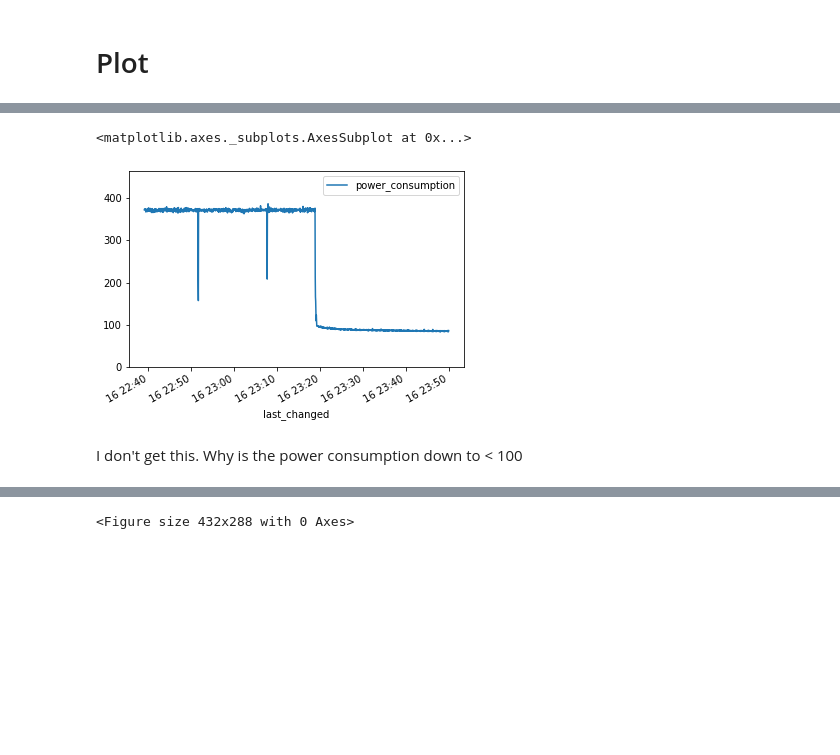
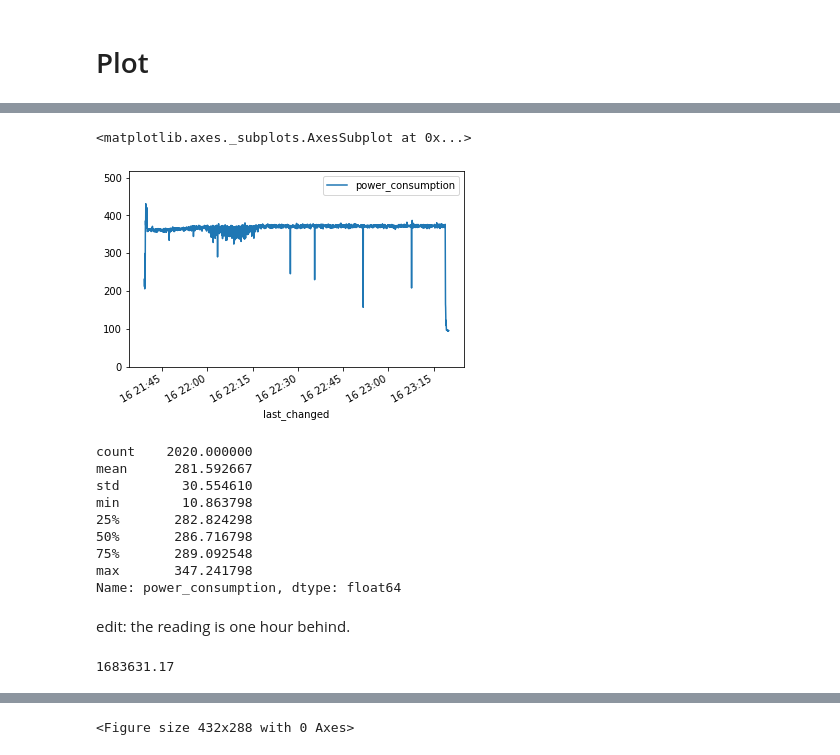
Before and after one commit to MScDissertation/NLP, a Jupyter notebook: power_monitor_analysis/visualise.ipynb, the cells around one changed output, grey strips where cells are left out. Drawn from its saved outputs; the diff is of its cells as text; code cells hidden in the pictures; blank space fills up the shorter version.

```diff
--- a/power_monitor_analysis/visualise.ipynb
+++ b/power_monitor_analysis/visualise.ipynb
@@ -75,0 +76,5 @@ df.to_csv(result_file, index=False)
+# %%
+df_new = pd.read_csv("../results/pretrain_power_monitor.csv")
+df_new['last_changed'] = pd.to_datetime(df_new['last_changed'], errors='coerce')
+df_new.set_index('last_changed', inplace=True)
+df_new
@@ -78,18 +124,37 @@ df.to_csv(result_file, index=False)
 # %%
 # df_subset = df.loc['2020-06-01':'2020-06-01'].between_time('8:00', '8:38')[['power_consumption']]
 # df_subset[(df_subset != 0).all(1)].plot(ylim=(0,df_subset.max()*1.2))
+
+# power consumption during training 2020-06-17 00:18:51.139000 2020-06-16 22:38:46.470000
 start_date = '2020-06-16'
 end_date = '2020-06-16'
-start_time = '22:39'
-end_time = '23:50'
+start_time = '21:39'
+end_time = '23:20'
 
 
-subset_df = df.loc[start_date:end_date].between_time(start_time, end_time)[['power_consumption']]
+subset_df = df_new.loc[start_date:end_date].between_time(start_time, end_time)[['power_consumption']]
 y_max = subset_df['power_consumption'].max() * 1.2
 
-subset_df[(df != 0).all(1)].plot(ylim=(0,y_max))
+subset_df[(df_new != 0).all(1)].plot(ylim=(0,y_max))
 # %% [output]
 <matplotlib.axes._subplots.AxesSubplot at 0x...>
-[figure, old version]
+[figure, new version]
-# %% [markdown]
-I don't get this. Why is the power consumption down to < 100
+# %%
+adj_subset_df= subset_df['power_consumption'] - regular_power_draw['power_consumption'].mean()
+adj_subset_df.describe()
+# %% [output]
+count    2020.000000
+mean      281.592667
+std        30.554610
+min        10.863798
+25%       282.824298
+50%       286.716798
+75%       289.092548
+max       347.241798
+Name: power_consumption, dtype: float64
+# %% [markdown]
+edit: the reading is one hour behind.
+# %%
+281 * 5991.57
+# %% [output]
+1683631.17
```
Also changed, not shown: parts of 16 cells of this notebook, 4 other files.
